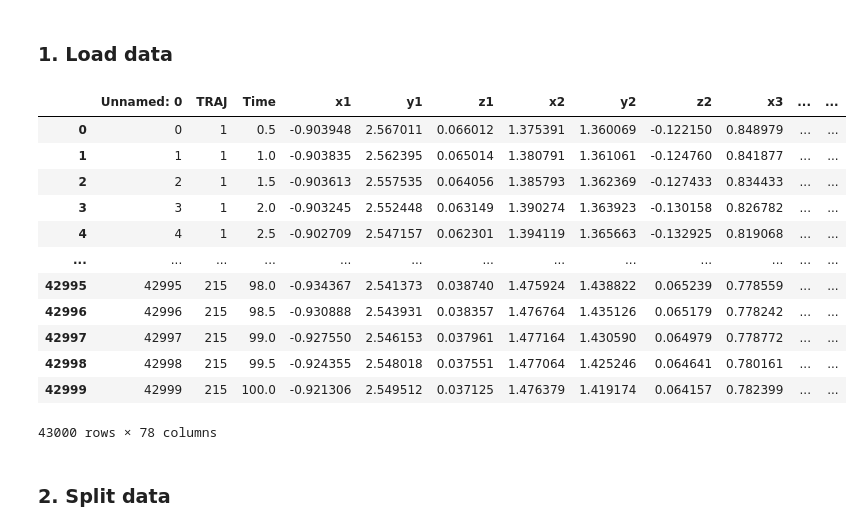
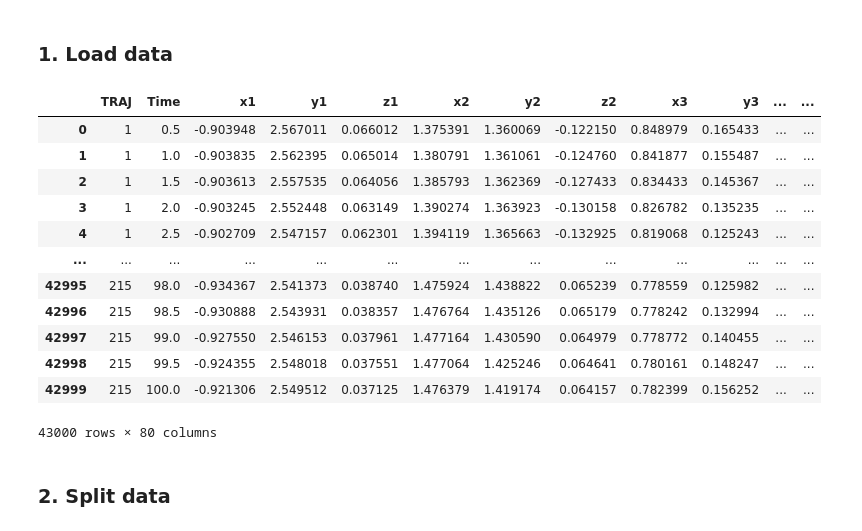
Before and after one commit to KagakuAI/DipoleML, a Jupyter notebook: Notebook_2_Basic_machine_learning.ipynb, the cells around one changed output. Drawn from its saved outputs; the diff is of its cells as text; code cells hidden in the pictures.

```diff
--- a/Notebook_2_Basic_machine_learning.ipynb
+++ b/Notebook_2_Basic_machine_learning.ipynb
@@ -48,21 +48,21 @@ def create_train_subsets(X, y, percentages, shuffle=True, random_state=None):
 # %% [markdown]
 ### 1. Load data
 # %%
-data = pd.read_csv("hbq_data_215.csv")
+data = pd.read_csv("trajs-dataframe-pc.csv")
 data
 # %% [output]
-|  | Unnamed: 0 | TRAJ | Time | x1 | y1 | z1 | x2 | y2 | z2 | x3 | ... | ... |
-| 0 | 0 | 1 | 0.5 | -0.903948 | 2.567011 | 0.066012 | 1.375391 | 1.360069 | -0.122150 | 0.848979 | ... | ... |
-| 1 | 1 | 1 | 1.0 | -0.903835 | 2.562395 | 0.065014 | 1.380791 | 1.361061 | -0.124760 | 0.841877 | ... | ... |
-| 2 | 2 | 1 | 1.5 | -0.903613 | 2.557535 | 0.064056 | 1.385793 | 1.362369 | -0.127433 | 0.834433 | ... | ... |
-| 3 | 3 | 1 | 2.0 | -0.903245 | 2.552448 | 0.063149 | 1.390274 | 1.363923 | -0.130158 | 0.826782 | ... | ... |
-| 4 | 4 | 1 | 2.5 | -0.902709 | 2.547157 | 0.062301 | 1.394119 | 1.365663 | -0.132925 | 0.819068 | ... | ... |
+|  | TRAJ | Time | x1 | y1 | z1 | x2 | y2 | z2 | x3 | y3 | ... | ... |
+| 0 | 1 | 0.5 | -0.903948 | 2.567011 | 0.066012 | 1.375391 | 1.360069 | -0.122150 | 0.848979 | 0.165433 | ... | ... |
+| 1 | 1 | 1.0 | -0.903835 | 2.562395 | 0.065014 | 1.380791 | 1.361061 | -0.124760 | 0.841877 | 0.155487 | ... | ... |
+| 2 | 1 | 1.5 | -0.903613 | 2.557535 | 0.064056 | 1.385793 | 1.362369 | -0.127433 | 0.834433 | 0.145367 | ... | ... |
+| 3 | 1 | 2.0 | -0.903245 | 2.552448 | 0.063149 | 1.390274 | 1.363923 | -0.130158 | 0.826782 | 0.135235 | ... | ... |
+| 4 | 1 | 2.5 | -0.902709 | 2.547157 | 0.062301 | 1.394119 | 1.365663 | -0.132925 | 0.819068 | 0.125243 | ... | ... |
 | ... | ... | ... | ... | ... | ... | ... | ... | ... | ... | ... | ... | ... |
-| 42995 | 42995 | 215 | 98.0 | -0.934367 | 2.541373 | 0.038740 | 1.475924 | 1.438822 | 0.065239 | 0.778559 | ... | ... |
-| 42996 | 42996 | 215 | 98.5 | -0.930888 | 2.543931 | 0.038357 | 1.476764 | 1.435126 | 0.065179 | 0.778242 | ... | ... |
-| 42997 | 42997 | 215 | 99.0 | -0.927550 | 2.546153 | 0.037961 | 1.477164 | 1.430590 | 0.064979 | 0.778772 | ... | ... |
-| 42998 | 42998 | 215 | 99.5 | -0.924355 | 2.548018 | 0.037551 | 1.477064 | 1.425246 | 0.064641 | 0.780161 | ... | ... |
-| 42999 | 42999 | 215 | 100.0 | -0.921306 | 2.549512 | 0.037125 | 1.476379 | 1.419174 | 0.064157 | 0.782399 | ... | ... |
+| 42995 | 215 | 98.0 | -0.934367 | 2.541373 | 0.038740 | 1.475924 | 1.438822 | 0.065239 | 0.778559 | 0.125982 | ... | ... |
+| 42996 | 215 | 98.5 | -0.930888 | 2.543931 | 0.038357 | 1.476764 | 1.435126 | 0.065179 | 0.778242 | 0.132994 | ... | ... |
+| 42997 | 215 | 99.0 | -0.927550 | 2.546153 | 0.037961 | 1.477164 | 1.430590 | 0.064979 | 0.778772 | 0.140455 | ... | ... |
+| 42998 | 215 | 99.5 | -0.924355 | 2.548018 | 0.037551 | 1.477064 | 1.425246 | 0.064641 | 0.780161 | 0.148247 | ... | ... |
+| 42999 | 215 | 100.0 | -0.921306 | 2.549512 | 0.037125 | 1.476379 | 1.419174 | 0.064157 | 0.782399 | 0.156252 | ... | ... |
-43000 rows × 78 columns
+43000 rows × 80 columns
 # %%
 # concatenated ccordinates
```
Also changed, not shown: parts of 5 cells of this notebook.
